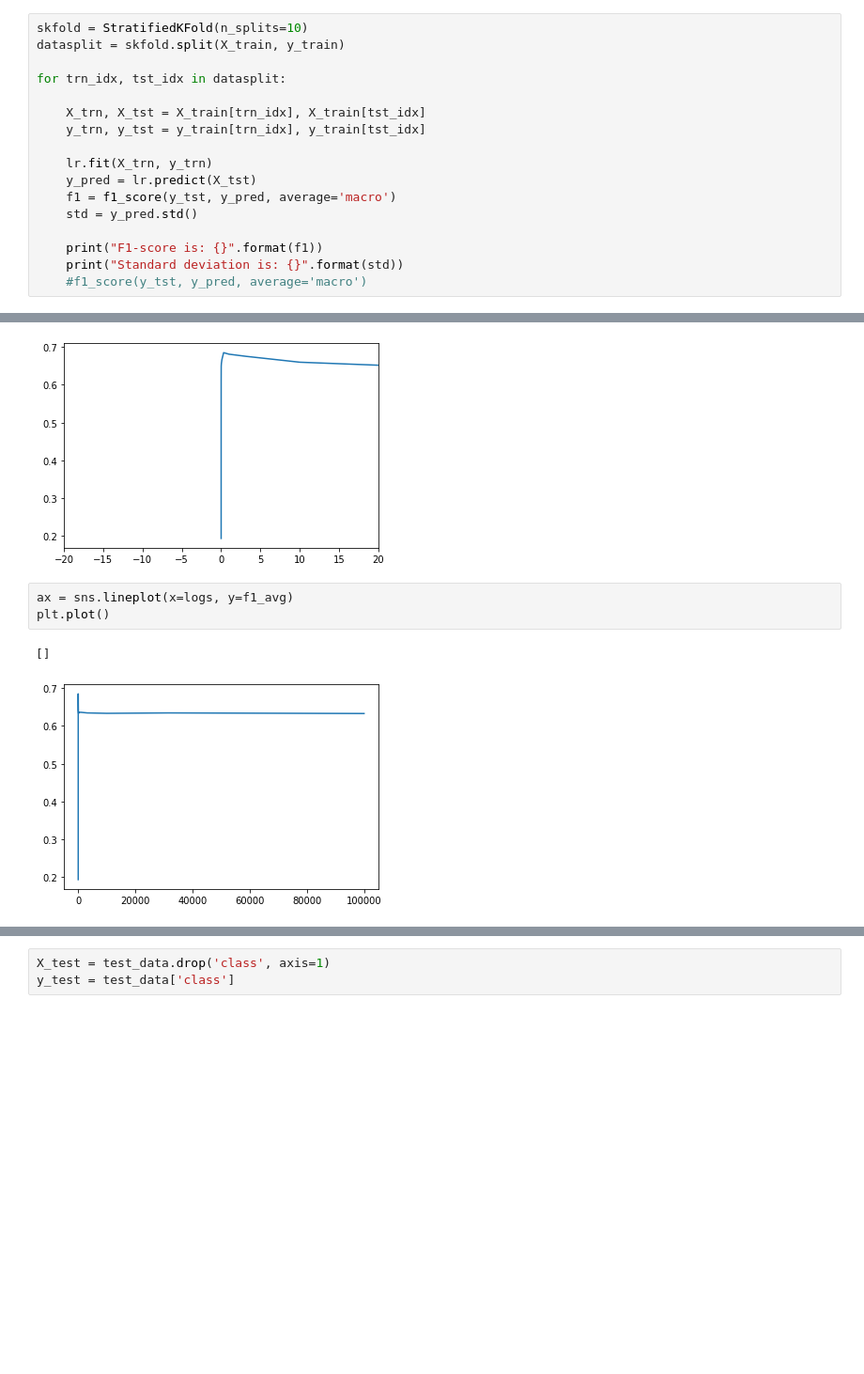
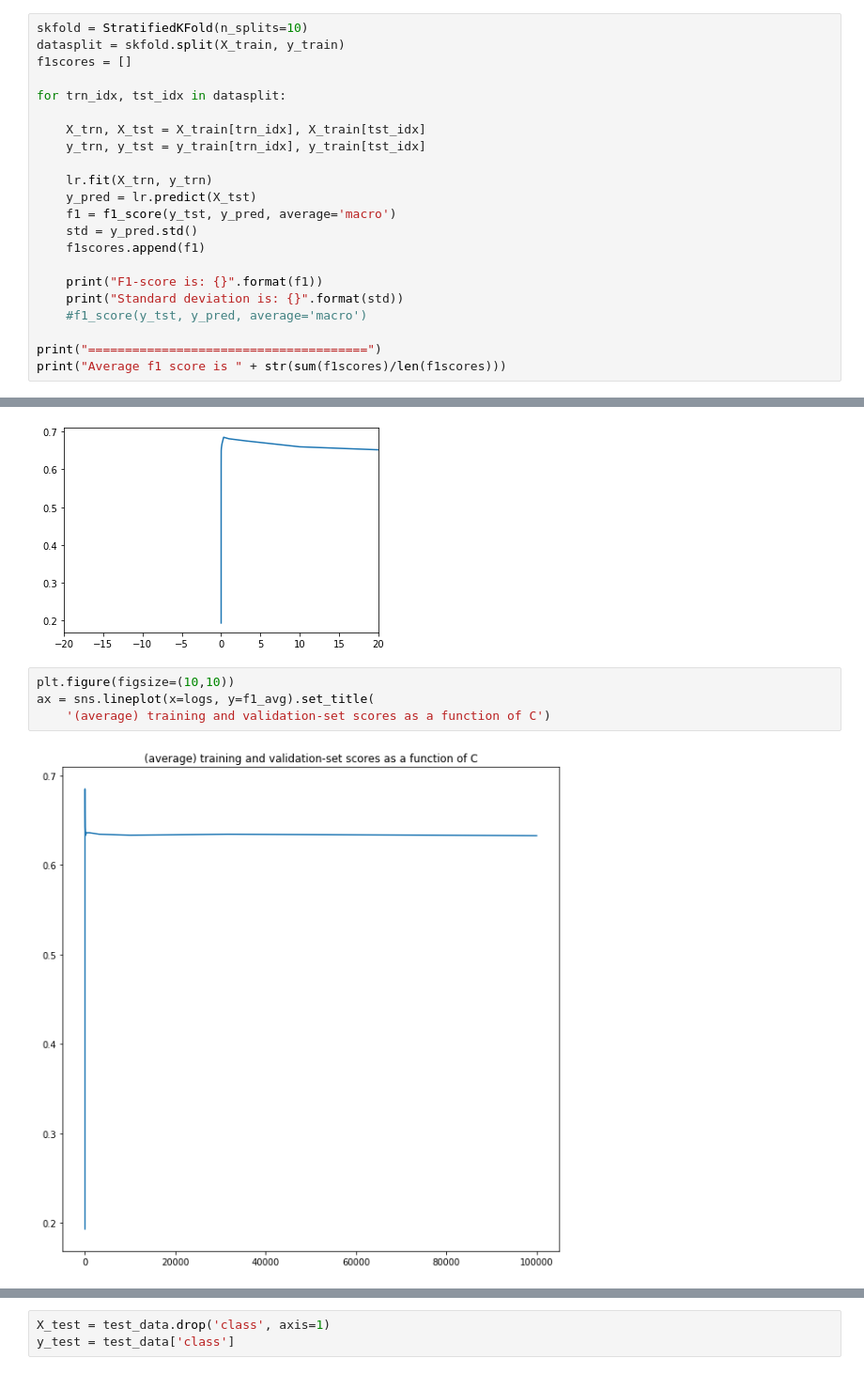
Before and after one commit to athiyadeviyani/Introductory-Applied-Machine-Learning, a Jupyter notebook: IAML_CW2.ipynb, the cells around one changed output, grey strips where cells are left out. Shown at 94% size. Drawn from its saved outputs; the diff is of its cells as text; blank space fills up the shorter version.

```diff
--- a/IAML_CW2.ipynb
+++ b/IAML_CW2.ipynb
@@ -392,6 +396,7 @@ y_train = training_data['class']
 # %%
 skfold = StratifiedKFold(n_splits=10)
 datasplit = skfold.split(X_train, y_train)
+f1scores = []
 
 for trn_idx, tst_idx in datasplit:
 
@@ -402,10 +407,14 @@ for trn_idx, tst_idx in datasplit:
     y_pred = lr.predict(X_tst)
     f1 = f1_score(y_tst, y_pred, average='macro')
     std = y_pred.std()
+    f1scores.append(f1)
 
     print("F1-score is: {}".format(f1))
     print("Standard deviation is: {}".format(std))
     #f1_score(y_tst, y_pred, average='macro')
+
+print("======================================")
+print("Average f1 score is " + str(sum(f1scores)/len(f1scores)))
 # %% [output]
 F1-score is: 0.6625495496128986
 Standard deviation is: 2.134835443282763
@@ -483,11 +493,11 @@ plt.xlim(-20, 20)
 # %% [output]
 (-20, 20)
 [figure]
-# %%
-ax = sns.lineplot(x=logs, y=f1_avg)
-plt.plot()
-# %% [output]
-[]
-[figure, removed]
+# %%
+plt.figure(figsize=(10,10))
+ax = sns.lineplot(x=logs, y=f1_avg).set_title(
+    '(average) training and validation-set scores as a function of C')
+# %% [output]
+[figure, added]
 # %% [markdown]
 [3.6] (7 points) What is the optimal value of C (and the corresponding score)? How did
```
Also changed, not shown: parts of 26 cells of this notebook, 4 other files.
